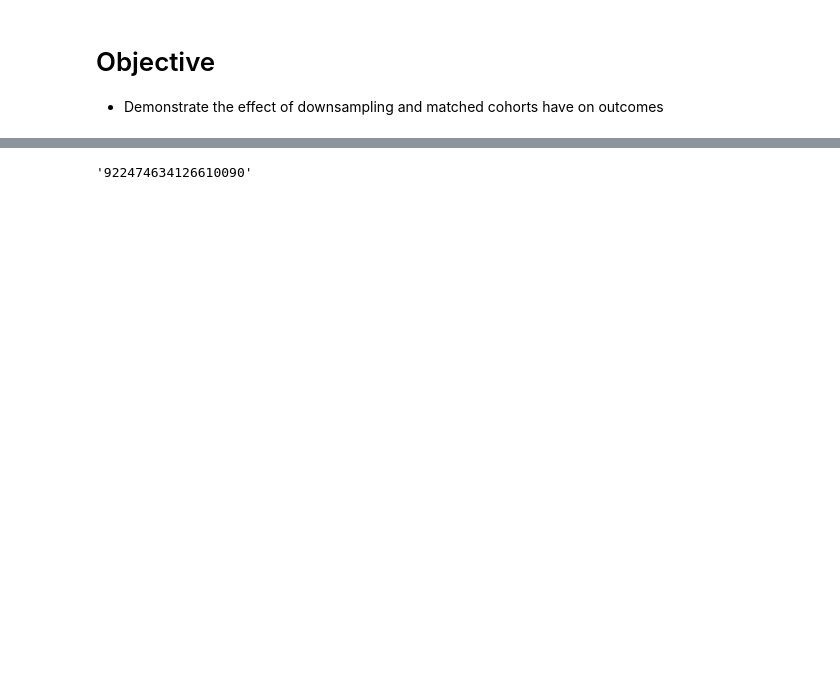
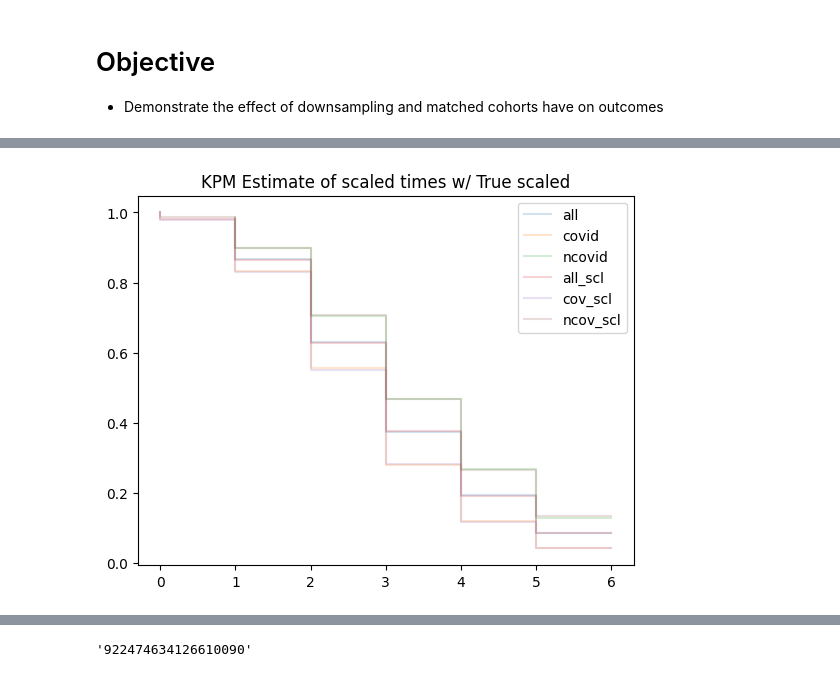
Before and after one commit to twj8CDC/PYMC_BART, a Jupyter notebook: eval_5_cc/cc_6_cohort_design_2.ipynb, the cells around one changed output, grey strips where cells are left out. Drawn from its saved outputs; the diff is of its cells as text; code cells hidden in the pictures; blank space fills up the shorter version.

```diff
--- a/eval_5_cc/cc_6_cohort_design_2.ipynb
+++ b/eval_5_cc/cc_6_cohort_design_2.ipynb
@@ -246,0 +78,4 @@ www = np.repeat(weight, intl)
+# %%
+ut.quick_kpm_true_scale(x_mat, status, t_event, true_scale, time_scale)
+# %% [output]
+[figure, added]
```
Also changed, not shown: parts of 106 cells of this notebook, 6 other files.
